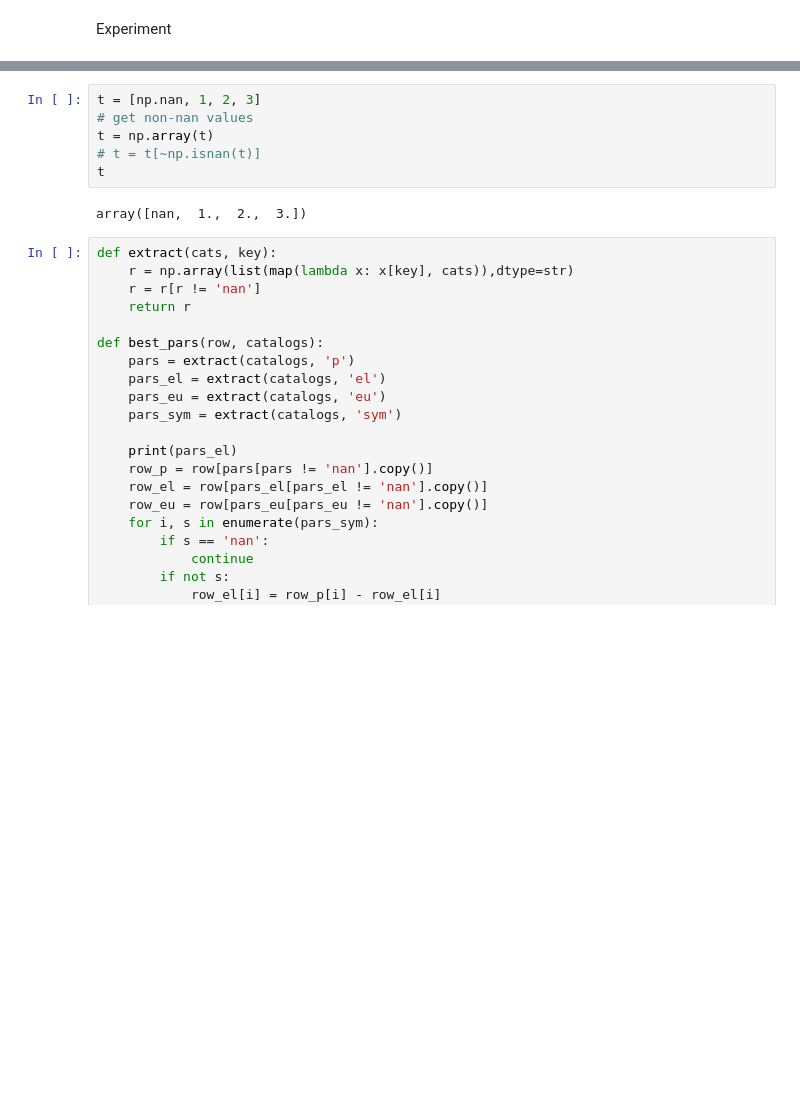
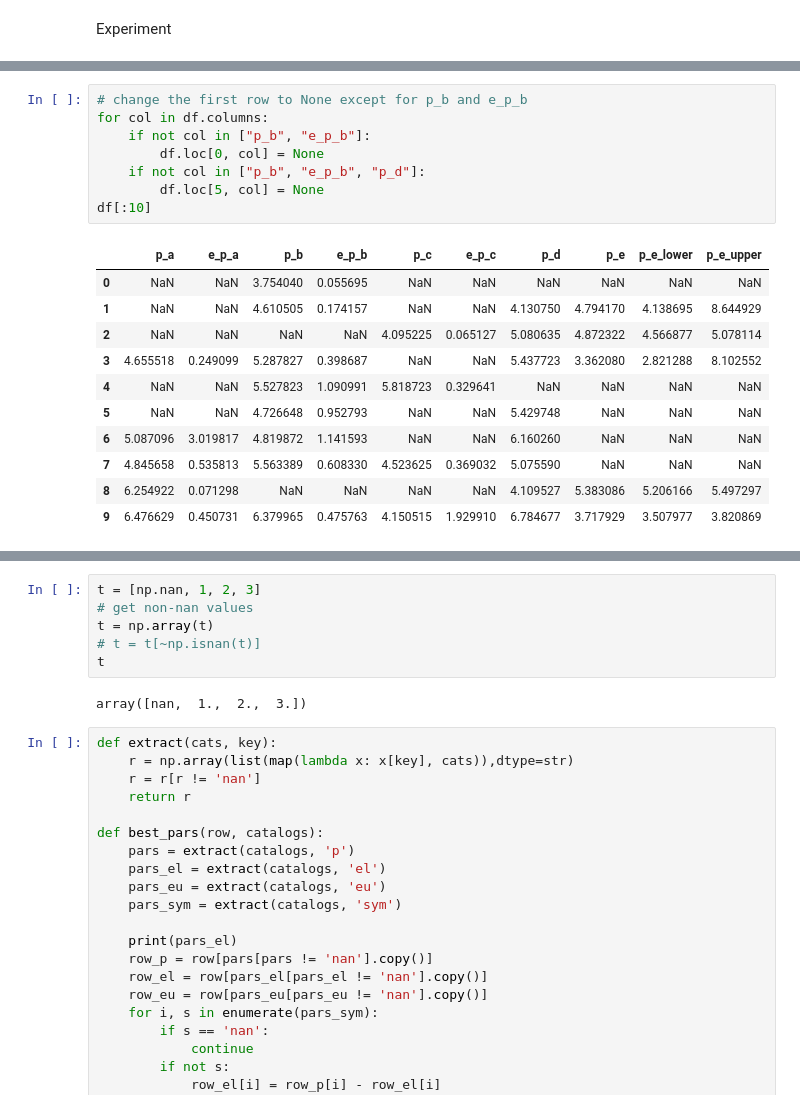
Before and after one commit to Alisyaifudin/Thesis-Project, a Jupyter notebook: 2_Cleaning/2.2. Best Parameters.ipynb, the cells around one changed output, grey strips where cells are left out. Drawn from its saved outputs; the diff is of its cells as text; blank space fills up the shorter version.

```diff
--- a/2_Cleaning/2.2. Best Parameters.ipynb
+++ b/2_Cleaning/2.2. Best Parameters.ipynb
@@ -195 +203,21 @@ df
 100 rows × 10 columns
+# %%
+# change the first row to None except for p_b and e_p_b
+for col in df.columns:
+    if not col in ["p_b", "e_p_b"]:
+        df.loc[0, col] = None
+    if not col in ["p_b", "e_p_b", "p_d"]:
+        df.loc[5, col] = None
+df[:10]
+# %% [output]
+|  | p_a | e_p_a | p_b | e_p_b | p_c | e_p_c | p_d | p_e | p_e_lower | p_e_upper |
+| 0 | NaN | NaN | 3.754040 | 0.055695 | NaN | NaN | NaN | NaN | NaN | NaN |
+| 1 | NaN | NaN | 4.610505 | 0.174157 | NaN | NaN | 4.130750 | 4.794170 | 4.138695 | 8.644929 |
+| 2 | NaN | NaN | NaN | NaN | 4.095225 | 0.065127 | 5.080635 | 4.872322 | 4.566877 | 5.078114 |
+| 3 | 4.655518 | 0.249099 | 5.287827 | 0.398687 | NaN | NaN | 5.437723 | 3.362080 | 2.821288 | 8.102552 |
+| 4 | NaN | NaN | 5.527823 | 1.090991 | 5.818723 | 0.329641 | NaN | NaN | NaN | NaN |
+| 5 | NaN | NaN | 4.726648 | 0.952793 | NaN | NaN | 5.429748 | NaN | NaN | NaN |
+| 6 | 5.087096 | 3.019817 | 4.819872 | 1.141593 | NaN | NaN | 6.160260 | NaN | NaN | NaN |
+| 7 | 4.845658 | 0.535813 | 5.563389 | 0.608330 | 4.523625 | 0.369032 | 5.075590 | NaN | NaN | NaN |
+| 8 | 6.254922 | 0.071298 | NaN | NaN | NaN | NaN | 4.109527 | 5.383086 | 5.206166 | 5.497297 |
+| 9 | 6.476629 | 0.450731 | 6.379965 | 0.475763 | 4.150515 | 1.929910 | 6.784677 | 3.717929 | 3.507977 | 3.820869 |
```
Also changed, not shown: parts of 8 cells of this notebook.
